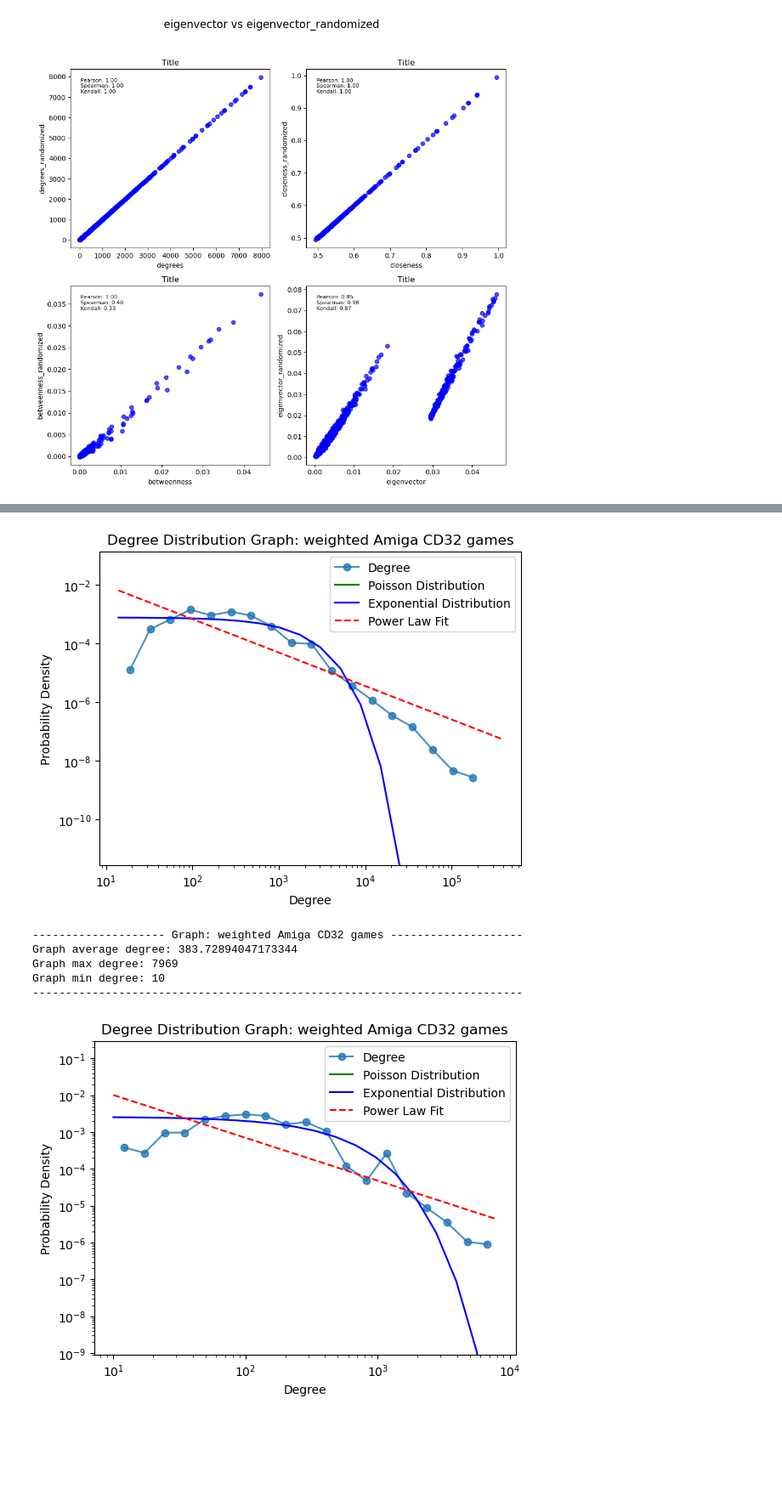
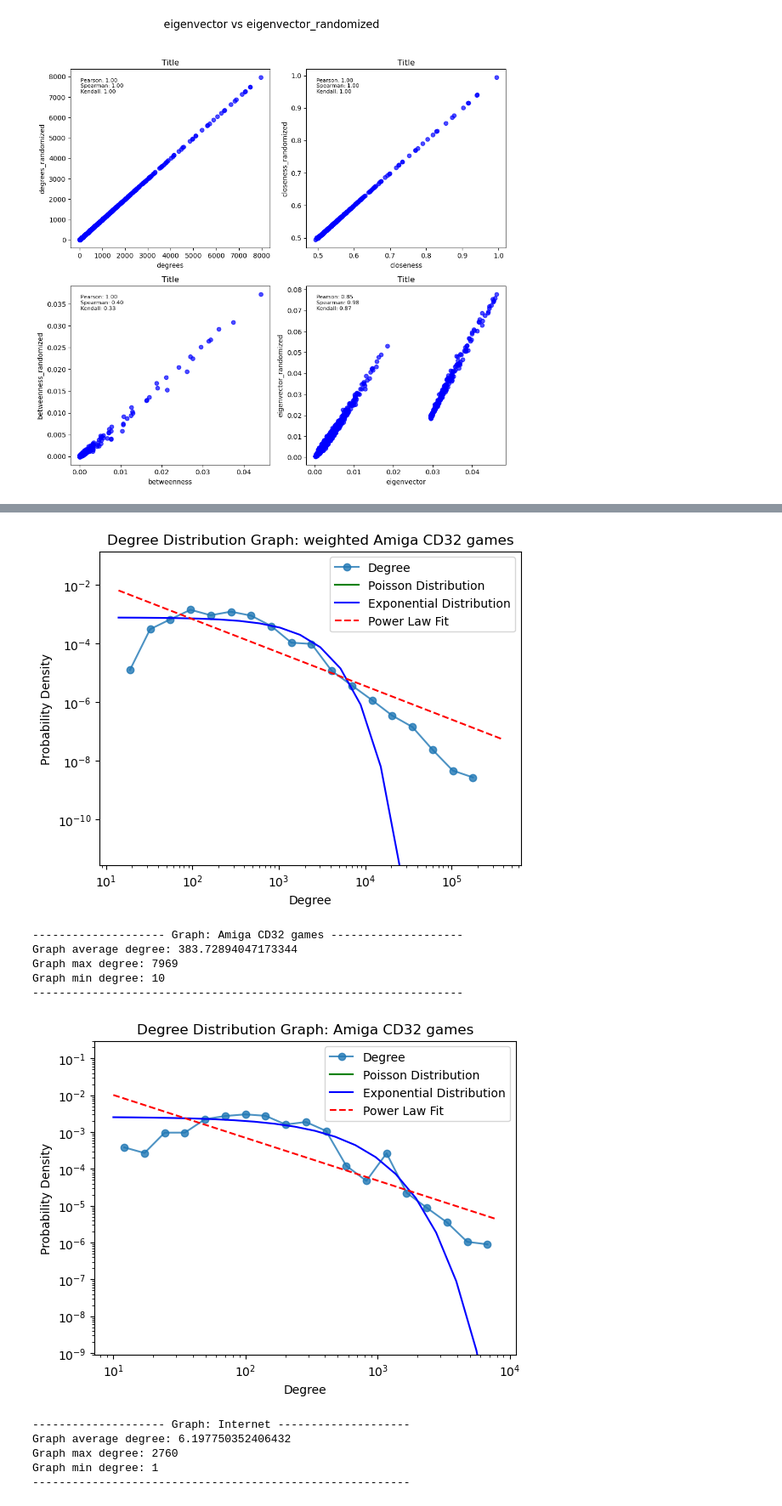
Before and after one commit to dariokueffer/Project-Network-Science-HS24, a Jupyter notebook: analysis.ipynb, the cells around one changed output, grey strips where cells are left out. Shown at 85% size. Cells and saved outputs as stored; diff of their text form; code cells hidden in the pictures; blank space fills up the shorter version.

```diff
--- a/analysis.ipynb
+++ b/analysis.ipynb
@@ -212,19 +229,24 @@ def plot_degree_distribution(graph, title, weighted=False):
 # %%
 plot_degree_distribution(G_weighted, 'weighted Amiga CD32 games', weighted=True)
 
-plot_degree_distribution(G_prime, 'weighted Amiga CD32 games', weighted=False)
+plot_degree_distribution(G_prime, 'Amiga CD32 games', weighted=False)
 
-plot_degree_distribution(g, 'weighted Amiga CD32 games', weighted=False)
+plot_degree_distribution(g, 'Internet', weighted=False)
 # %% [output]
 -------------------- Graph: weighted Amiga CD32 games --------------------
 Graph average degree: 1292.9362286284788
 Graph max degree: 381435
 Graph min degree: 14
 --------------------------------------------------------------------------
 [figure]
--------------------- Graph: weighted Amiga CD32 games --------------------
+-------------------- Graph: Amiga CD32 games --------------------
 Graph average degree: 383.72894047173344
 Graph max degree: 7969
 Graph min degree: 10
---------------------------------------------------------------------------
+-----------------------------------------------------------------
-[figure, old version]
+[figure, new version]
+-------------------- Graph: Internet --------------------
+Graph average degree: 6.197750352406432
+Graph max degree: 2760
+Graph min degree: 1
+---------------------------------------------------------
```
Also changed, not shown: parts of 2 cells of this notebook, 1 other file.
